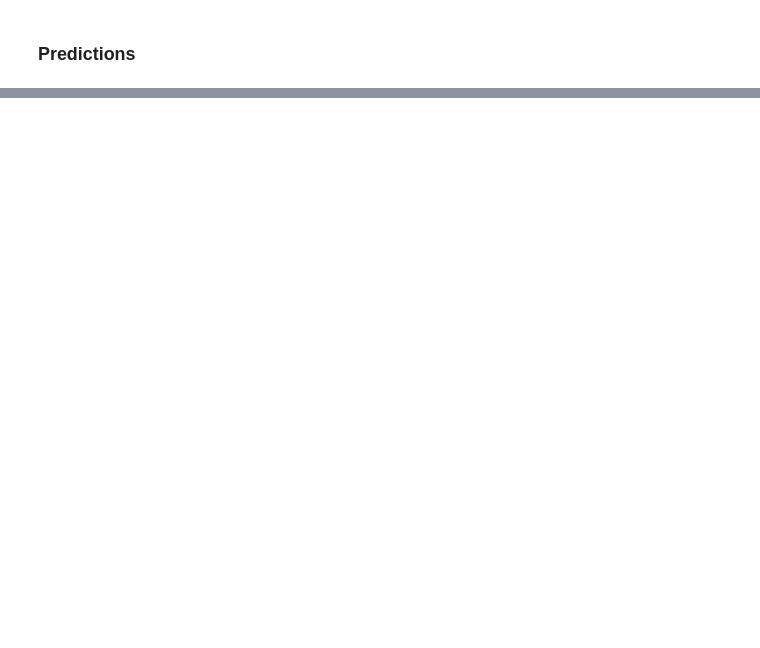
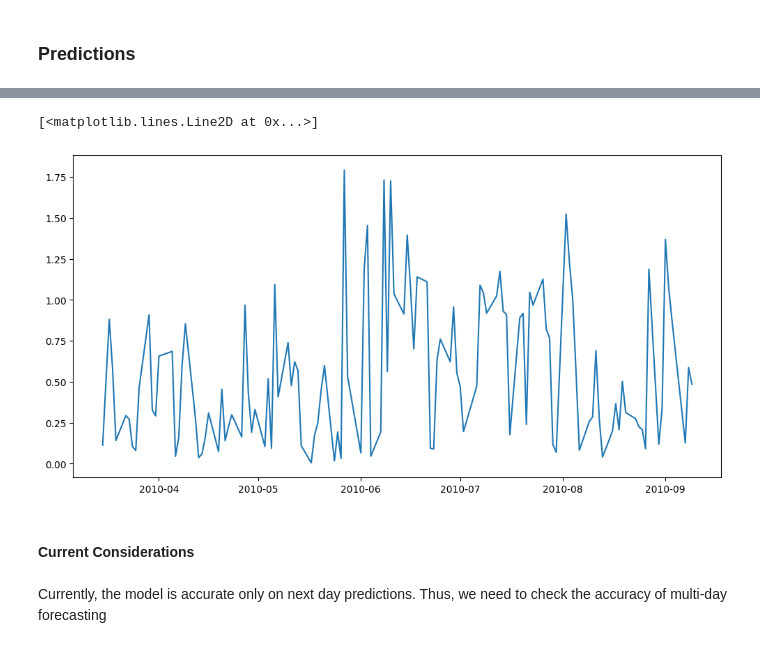
Before and after one commit to tempo20/TA, a Jupyter notebook: Technical_Indicators/Mean_Reversion/Model Testing/LSTM_NN v2.ipynb, the cells around one changed output, grey strips where cells are left out. Saved outputs shown, nothing was run; the diff lists cells and outputs as text; code cells hidden in the pictures; blank space fills up the shorter version.

```diff
--- a/Technical_Indicators/Mean_Reversion/Model Testing/LSTM_NN v2.ipynb
+++ b/Technical_Indicators/Mean_Reversion/Model Testing/LSTM_NN v2.ipynb
@@ -271,0 +267,12 @@ Test Set RMSE: 5.0920
+# %%
+residuals = abs(test_pred - y_test_original)
+# %%
+plt.figure(figsize=(12, 6))
+plt.plot(dates_test, residuals, label='Test Predictions')
+# %% [output]
+[<matplotlib.lines.Line2D at 0x...>]
+[figure, added]
+# %% [markdown]
+#### Current Considerations
+# %% [markdown]
+Currently, the model is accurate only on next day predictions. Thus, we need to check the accuracy of multi-day forecasting
```
Also changed, not shown: parts of 27 cells of this notebook, 5 other files.
